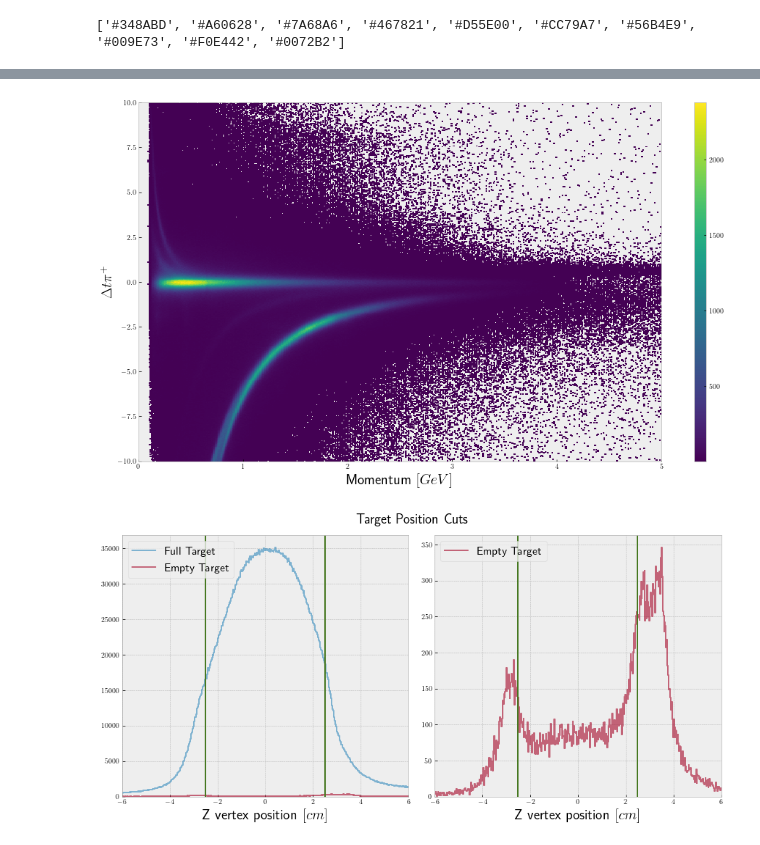
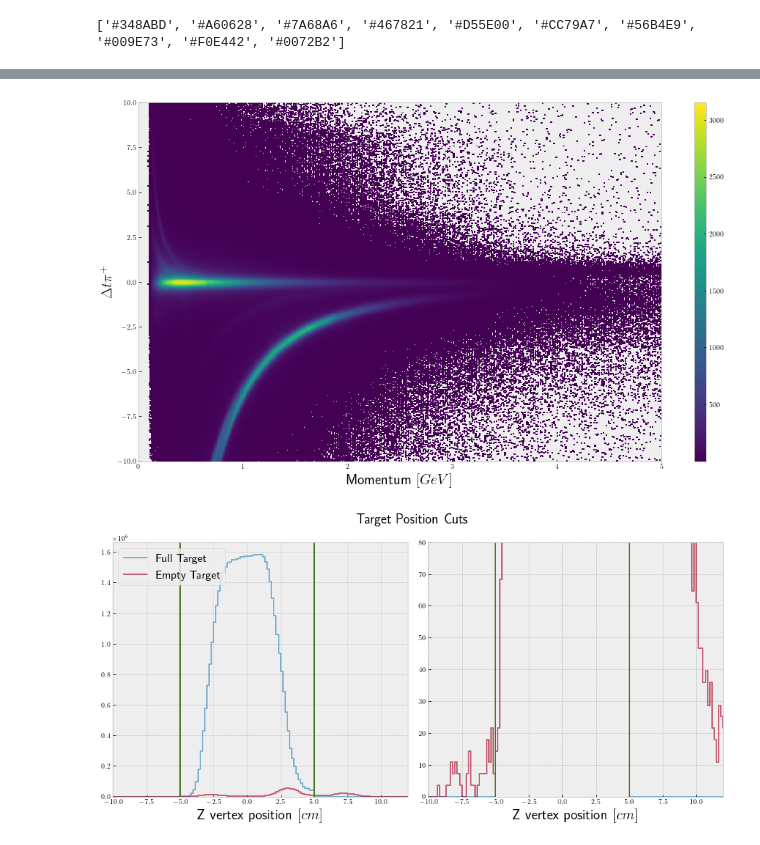
Before and after one commit to tylern4/analysisNotebooks, a Jupyter notebook: uproot.ipynb, the cells around one changed output, grey strips where cells are left out. Saved outputs shown, nothing was run; the diff lists cells and outputs as text; code cells hidden in the pictures.

```diff
--- a/uproot.ipynb
+++ b/uproot.ipynb
@@ -151,5 +226,5 @@ a 8.5775e-02 b 4.6974e-02 c -4.4377e-05
 # %%
-dt_pip = up.open("/Users/tylern/Desktop/show/today.root:Delta_T/delta_t_mass_PIP")
+dt_pip = up.open("/Users/tylern/Desktop/show/Full.root:Delta_T/delta_t_mass_PIP")
 hist_dt = Hist2D(boost_hist=dt_pip.to_boost(), name="Momentum$~[GeV]$")
 hist_dt.plot(zeros=False, density=False)
 
@@ -160,38 +235,53 @@ plt.ylabel("$\Delta t \pi^{+}$")
 
 plt.show()
 # %% [output]
-[figure, old version]
+[figure, new version]
 # %%
-left=-2.5
-right=2.5
+left=-5.0
+right=5.0
+
+Q_FULL = 4348.46636E-6  # 03/04/2021
+Q_EMPTY = 1211.06E-6
+
+ratio = Q_FULL/Q_EMPTY
 
 fig = plt.figure(constrained_layout=True, figsize=[12,6])
 spec = gridspec.GridSpec(ncols=2, nrows=1, figure=fig, wspace=0.1, hspace=0.1)
 ax1 = fig.add_subplot(spec[0, 0])
-ax2 = fig.add_subplot(spec[0, 1], sharex=ax1)
+ax2 = fig.add_subplot(spec[0, 1])
 
 
 for EF in ['Full','Empty']:
-    vz = up.open(f"/Users/tylern/Desktop/show/{EF}.root:Beam Position/Target_vertex_Z")
+    vz = up.open(f"/Users/tylern/Desktop/show/{EF}.root:Beam Position/Beam_Position_Z_cut")
     hist_vz = Hist1D(boost_hist=vz.to_boost(), name="Z vertex position $[cm]$")
-    hist_vz.histogram(density=False, filled=False, alpha=0.6, label=f'{EF} Target', ax=ax1, loc='upper left')
-    ax1.axvline(left, c=COLOR_DGREEN)
-    ax1.axvline(right, c=COLOR_DGREEN)
+    if EF == 'Empty':
+        factor = Q_FULL
+    else:
+        factor = Q_EMPTY
+
+    hist_vz.histogram(density=False, filled=False, alpha=0.6, label=f'{EF} Target', ax=ax1, loc='upper left', factor=ratio)
+    hist_vz.histogram(density=False, filled=False, alpha=0.6, ax=ax2, loc='upper left')
 
 
-vz = up.open(f"/Users/tylern/Desktop/show/Empty.root:Beam Position/Target_vertex_Z")
-hist_vz = Hist1D(boost_hist=vz.to_boost(), name="Z vertex position $[cm]$")
-hist_vz.histogram(density=False, filled=False, alpha=0.6, label=f'Empty Target', color=COLOR_RED, ax=ax2, loc='upper left')
-ax2.axvline(left, c=COLOR_DGREEN)
-ax2.axvline(right, c=COLOR_DGREEN)
+# vz = up.open(f"/Users/tylern/Desktop/show/Empty.root:Beam Position/Beam_Position_Z_cut")
+# hist_vz = Hist1D(boost_hist=vz.to_boost(), name="Z vertex position $[cm]$")
+# hist_vz.histogram(density=False, filled=False, alpha=0.6, label=f'Empty Target', color=COLOR_RED, ax=ax2, loc='upper left')
+
+
 
 ax1.set_ylim(bottom=0)
-ax2.set_ylim(bottom=0)
-ax1.set_xlim(left=-6, right=6)
+ax2.set_ylim(bottom=0, top=80)
+ax1.set_xlim(left=-10, right=12)
+ax2.set_xlim(left=-10.0, right=12)
+ax1.axvline(-5.0, c=COLOR_DGREEN)
+ax1.axvline(5.0, c=COLOR_DGREEN)
+
+ax2.axvline(-5.0, c=COLOR_DGREEN)
+ax2.axvline(5.0, c=COLOR_DGREEN)
 plt.suptitle("Target Position Cuts")
 plt.show()
 # %% [output]
-[figure, old version]
+[figure, new version]
 # %%
 from lmfit.models import GaussianModel, SkewedVoigtModel
 
```
Also changed, not shown: parts of 20 cells of this notebook, 22 other files.
